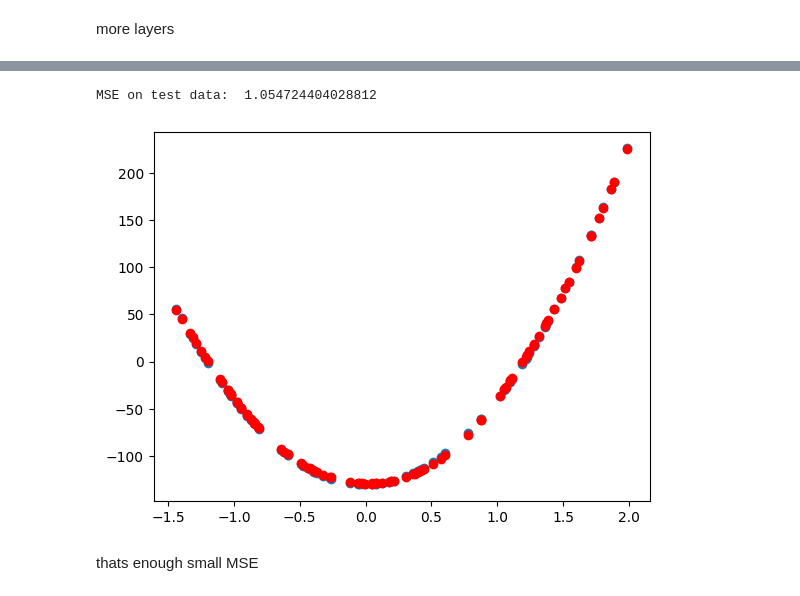
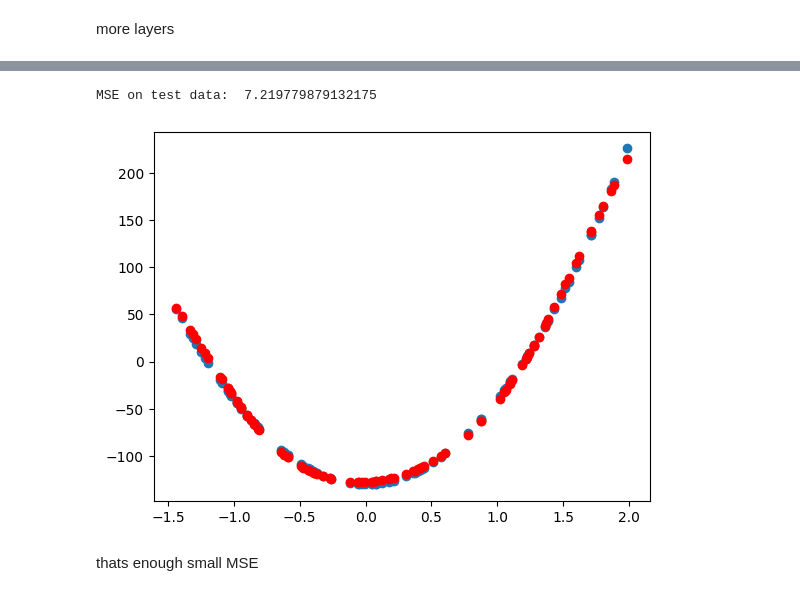
Before and after one commit to Fersoil/miowad, a Jupyter notebook: NN/NN2.ipynb, the cells around one changed output, grey strips where cells are left out. Saved outputs shown, nothing was run; the diff lists cells and outputs as text; code cells hidden in the pictures.

```diff
--- a/NN/NN2.ipynb
+++ b/NN/NN2.ipynb
@@ -131,7 +254,7 @@ array([[ 1.35642417],
 more layers
 # %%
 layers = [
-    {"output_dim": 15, "activation": "sigmoid", "init": "uniform"},
+    {"output_dim": 10, "activation": "sigmoid", "init": "uniform"},
     {"output_dim": 5, "activation": "sigmoid", "init": "uniform"},
     {"activation": "linear"}
 ]
@@ -143,6 +266,5 @@ square_simple_test_norm = norm(square_simple_test)
 
 mlp = networks.MLP(layers, input=square_simple_train_norm[["x"]])
 # %%
-losses = mlp.minibatch_train(square_simple_train_norm[["x"]].T.to_numpy(), square_simple_train_norm[["y"]].T.to_numpy(), learning_rate=0.05, epochs=100000, batch_size=16)
-plt.plot(losses)
+losses = mlp.train(square_simple_train_norm[["x"]].T.to_numpy(), square_simple_train_norm[["y"]].T.to_numpy(), learning_rate=0.02, loss_stop=1e-10, max_epochs=50000, batch_size=500)
 # %% [output]
@@ -168,15 +288,15 @@ Epoch: 99900, Loss: 0.0001817352812192931
 # %%
-y_hat = mlp.full_forward_pass(square_simple_test_norm[["x"]].T)
+y_hat = mlp.full_forward_pass(square_simple_test_norm[["x"]].T).to_numpy()
 
 y_hat_denorm = norm.denorm(y_hat.T, index="y").flatten()
 plt.scatter(square_simple_test["x"], square_simple_test["y"])
 plt.scatter(square_simple_test["x"], y_hat_denorm, color="red")
 
 mse = np.mean((square_simple_test["y"] - y_hat_denorm)**2)
 print("MSE on test data: ", mse)
 # %% [output]
-MSE on test data:  1.054724404028812
+MSE on test data:  7.219779879132175
-[figure, old version]
+[figure, new version]
 # %% [markdown]
 thats enough small MSE
 # %% [markdown]
```
Also changed, not shown: parts of 34 cells of this notebook, 4 other files.
